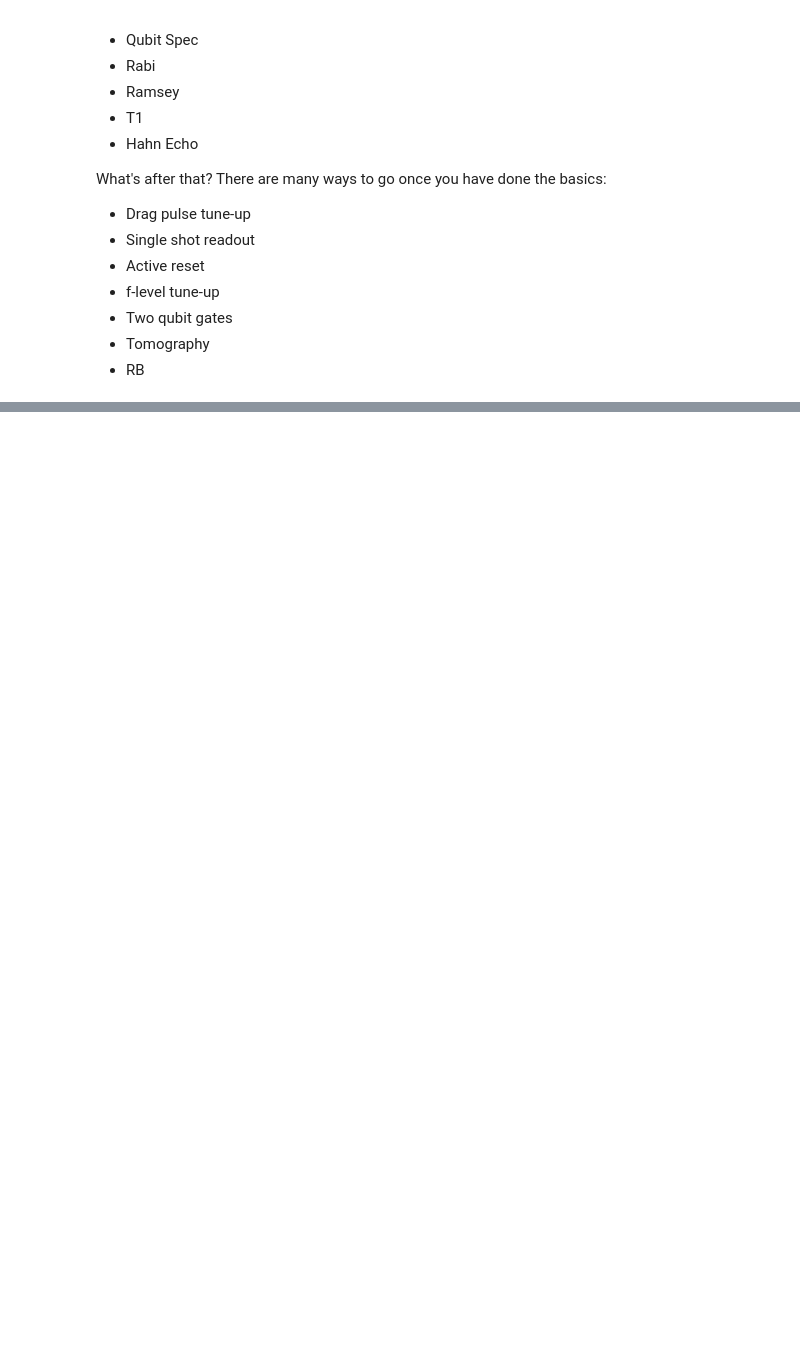
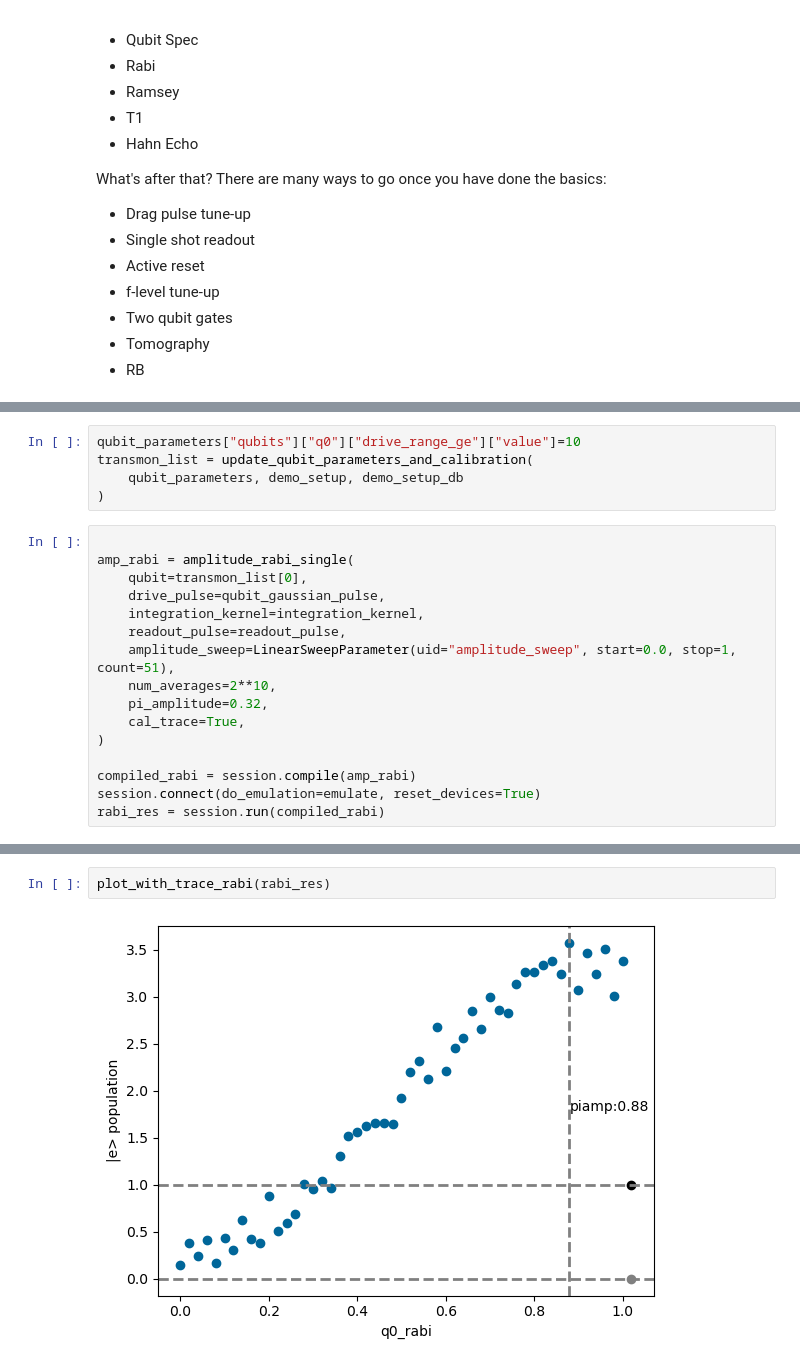
Before and after one commit to ngchihuan/Tune_up_scripts, a Jupyter notebook: Tune_Up_Active_Reset.ipynb, the cells around one changed output, grey strips where cells are left out. Cells and saved outputs as stored; diff of their text form; blank space fills up the shorter version.

Commit message:
Rabi with cal trace. Ramsey with cal trace not tested

```diff
--- a/Tune_Up_Active_Reset.ipynb
+++ b/Tune_Up_Active_Reset.ipynb
@@ -316,0 +421,21 @@ What's after that? There are many ways to go once you have done the basics:
+# %%
+qubit_parameters["qubits"]["q0"]["drive_range_ge"]["value"]=10
+transmon_list = update_qubit_parameters_and_calibration(
+    qubit_parameters, demo_setup, demo_setup_db
+)
+# %%
+
+amp_rabi = amplitude_rabi_single(
+    qubit=transmon_list[0],
+    drive_pulse=qubit_gaussian_pulse,
+    integration_kernel=integration_kernel,
+    readout_pulse=readout_pulse,
+    amplitude_sweep=LinearSweepParameter(uid="amplitude_sweep", start=0.0, stop=1, count=51),
+    num_averages=2**10,
+    pi_amplitude=0.32,
+    cal_trace=True,
+)
+
+compiled_rabi = session.compile(amp_rabi)
+session.connect(do_emulation=emulate, reset_devices=True)
+rabi_res = session.run(compiled_rabi)
@@ -316,0 +456,4 @@ What's after that? There are many ways to go once you have done the basics:
+# %%
+plot_with_trace_rabi(rabi_res)
+# %% [output]
+[figure, added]
```
Also changed, not shown: parts of 47 cells of this notebook, 4 other files.
